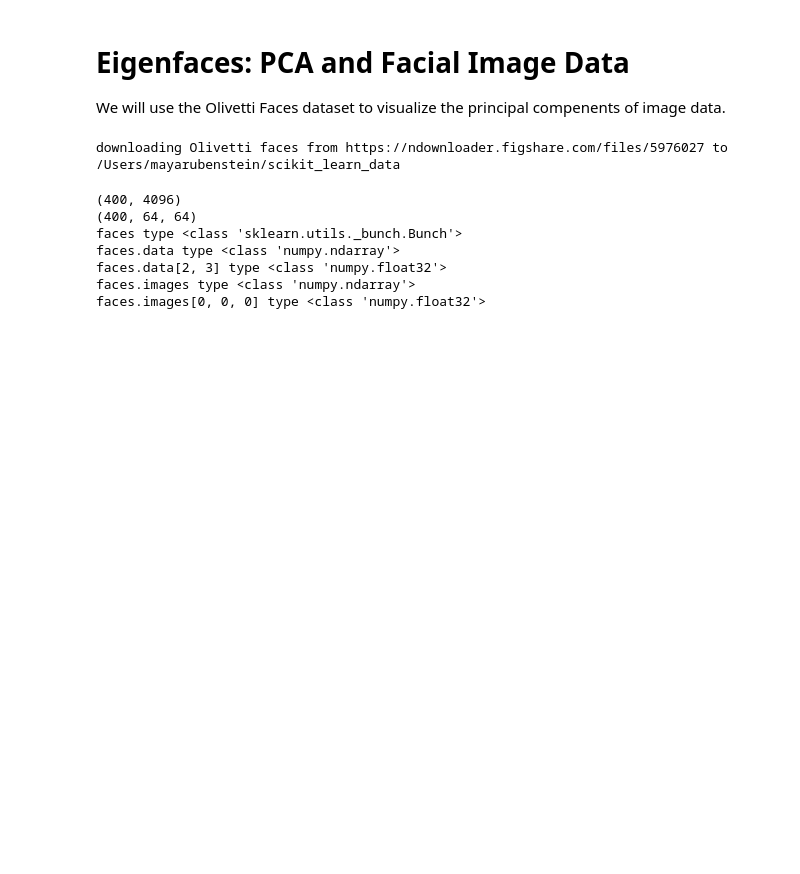
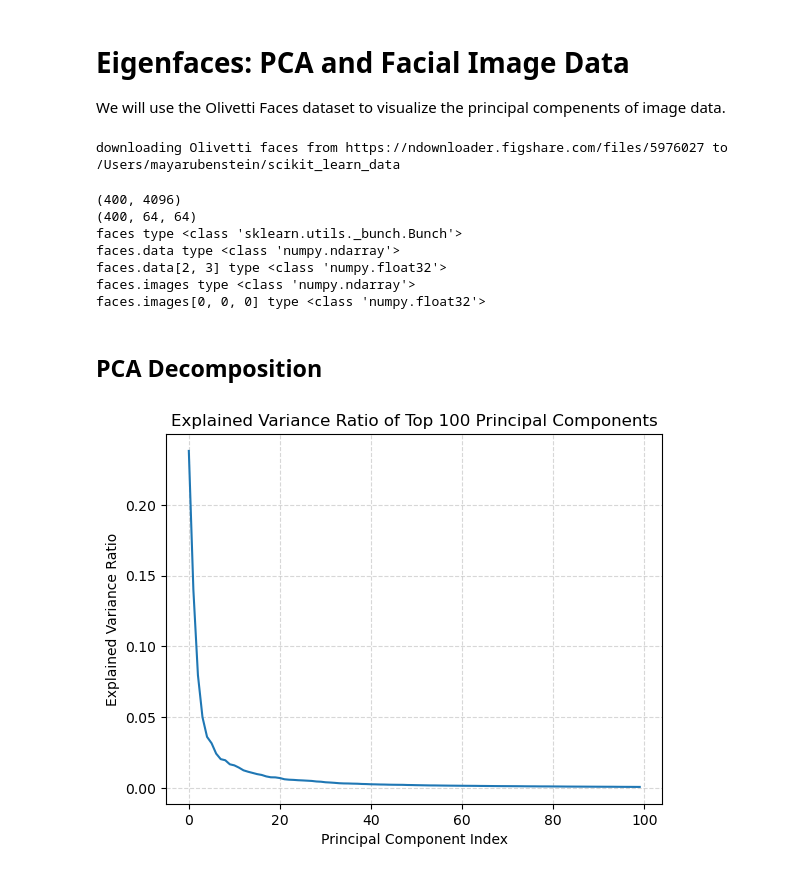
Before and after one commit to mayarubenstein/Statistical-Learning, a Jupyter notebook: assignment_2/ex_2_svd_pca.ipynb, the cells around one changed output. Saved outputs shown, nothing was run; the diff lists cells and outputs as text; code cells hidden in the pictures; blank space fills up the shorter version.

```diff
--- a/assignment_2/ex_2_svd_pca.ipynb
+++ b/assignment_2/ex_2_svd_pca.ipynb
@@ -197,3 +198,20 @@ faces.data type <class 'numpy.ndarray'>
 faces.data[2, 3] type <class 'numpy.float32'>
 faces.images type <class 'numpy.ndarray'>
 faces.images[0, 0, 0] type <class 'numpy.float32'>
+# %% [markdown]
+## PCA Decomposition
+# %%
+# subtract the mean image to center the data
+data_centered = faces.data - np.mean(faces.data, axis=0)
+
+pca = PCA(n_components=100)
+data_100d = pca.fit_transform(data_centered)
+
+plt.plot(range(100), pca.explained_variance_ratio_)
+plt.xlabel('Principal Component Index')
+plt.ylabel('Explained Variance Ratio')
+plt.title('Explained Variance Ratio of Top 100 Principal Components')
+plt.grid(True, which='both', linestyle='--', alpha=0.5)
+plt.show()
+# %% [output]
+[figure, added]
```
Also changed, not shown: parts of 5 cells of this notebook.
